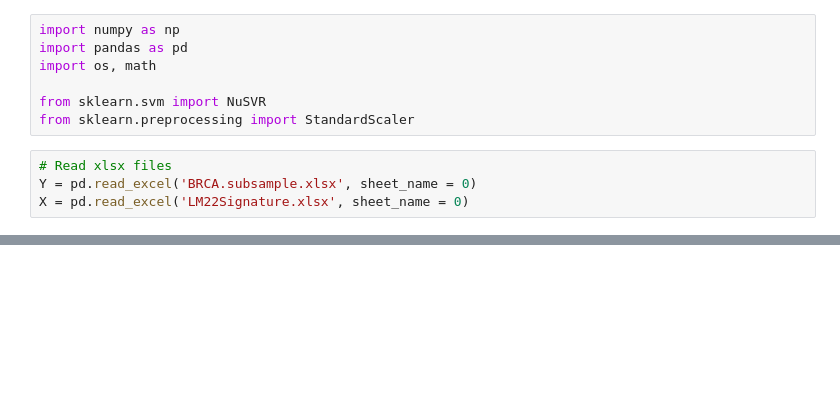
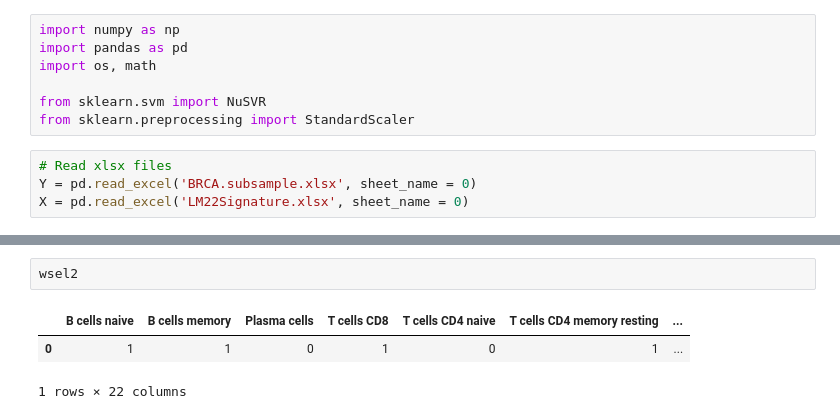
Before and after one commit to MsMatias/MixturePy, a Jupyter notebook: Test.ipynb, the cells around one changed output, grey strips where cells are left out. Drawn from its saved outputs; the diff is of its cells as text; blank space fills up the shorter version.

```diff
--- a/Test.ipynb
+++ b/Test.ipynb
@@ -95,0 +136,6 @@ def getRmsePredict (x):
+# %%
+wsel2
+# %% [output]
+|  | B cells naive | B cells memory | Plasma cells | T cells CD8 | T cells CD4 naive | T cells CD4 memory resting | ... |
+| 0 | 1 | 1 | 0 | 1 | 0 | 1 | ... |
+1 rows × 22 columns
```
Also changed, not shown: parts of 15 cells of this notebook, 5 other files.
